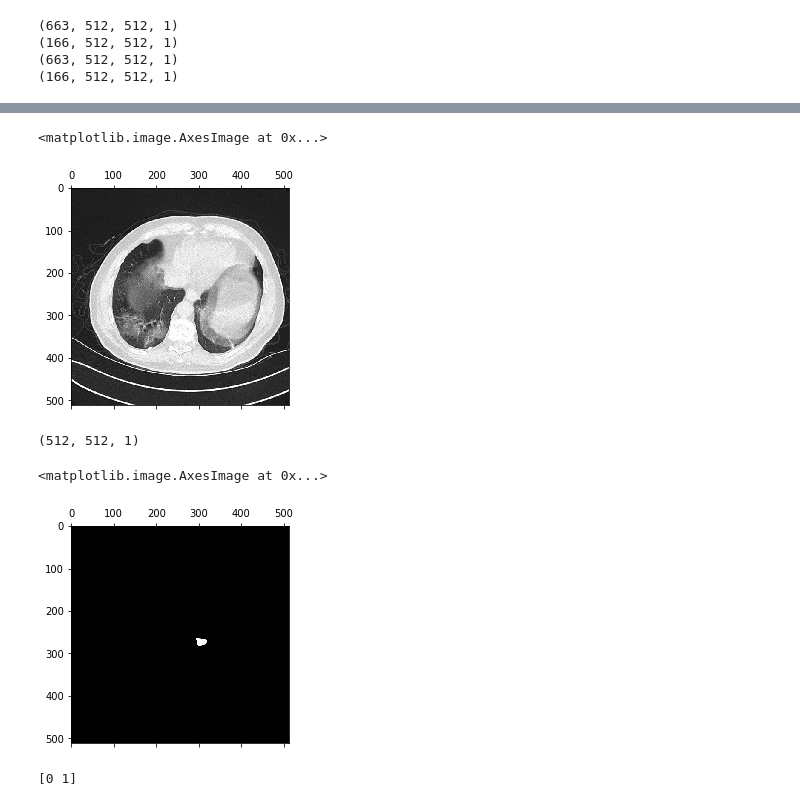
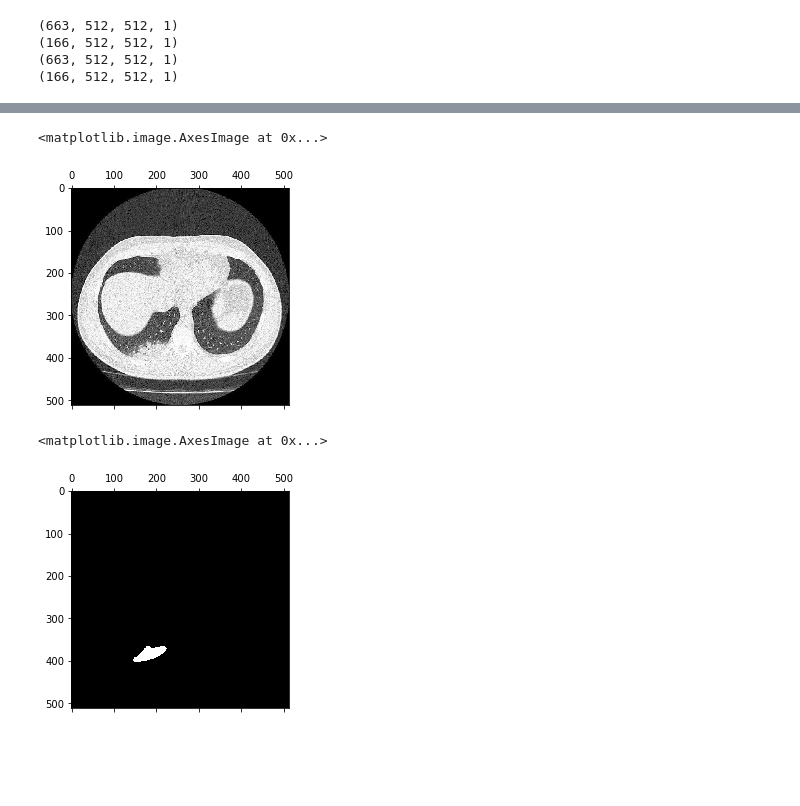
Before and after one commit to mxmlnau/Deep-project, a Jupyter notebook: code.ipynb, the cells around one changed output, grey strips where cells are left out. Saved outputs shown, nothing was run; the diff lists cells and outputs as text; code cells hidden in the pictures; blank space fills up the shorter version.

```diff
--- a/code.ipynb
+++ b/code.ipynb
@@ -68,3 +69,15 @@ x_train, x_test, y_train, y_test = train_test_split(resized_x, resized_y, test_s
+# %%
+x_train, x_test, y_train, y_test = train_test_split(resized_x, resized_y, test_size=0.2, random_state=42)
+
+# makes pixels range between 0 and 1
+x_train = np.divide(x_train + np.abs(x_train.min()), (np.abs(x_train.min()) + x_train.max()))
+x_test = np.divide(x_test + np.abs(x_test.min()), (np.abs(x_test.min()) + x_test.max()))
+
+#print(x_train.max(), x_train.min(), x_train.mean(), x_test.max(), x_test.min(), x_test.mean())
+
+# choose size of training set
+pics = x_train.shape[0]
+x_train, y_train = x_train[0:pics, :, :, :], y_train[0:pics, :, :, :]
 # %%
 print(x_train.shape)
 print(x_test.shape)
@@ -84,22 +164,13 @@ ax.matshow(x[70], cmap='gray')
 # %%
 fig, ax = plt.subplots(1)
-ax.matshow(array_to_img(x_train[150]), cmap='gray')
+ax.matshow(array_to_img(x_train[6]), cmap='gray')
 # %% [output]
 <matplotlib.image.AxesImage at 0x...>
-[figure, old version]
+[figure, new version]
 # %%
 fig, ax = plt.subplots(1)
-print(y_train[138].shape)
-ax.matshow(array_to_img(y_train[138]), cmap='gray')
+ax.matshow(array_to_img(y_train[6]), cmap='gray')
 # %% [output]
-(512, 512, 1)
+<matplotlib.image.AxesImage at 0x...>
-<matplotlib.image.AxesImage at 0x...>
-[figure, old version]
+[figure, new version]
-# %%
-y_train = np.where(y_train >= 0.5, 1, 0)
-y_test = np.where(y_test >= 0.5, 1, 0)
-
-print(np.unique(y_train[138]))
-# %% [output]
-[0 1]
 # %%
```
Also changed, not shown: parts of 26 cells of this notebook.
